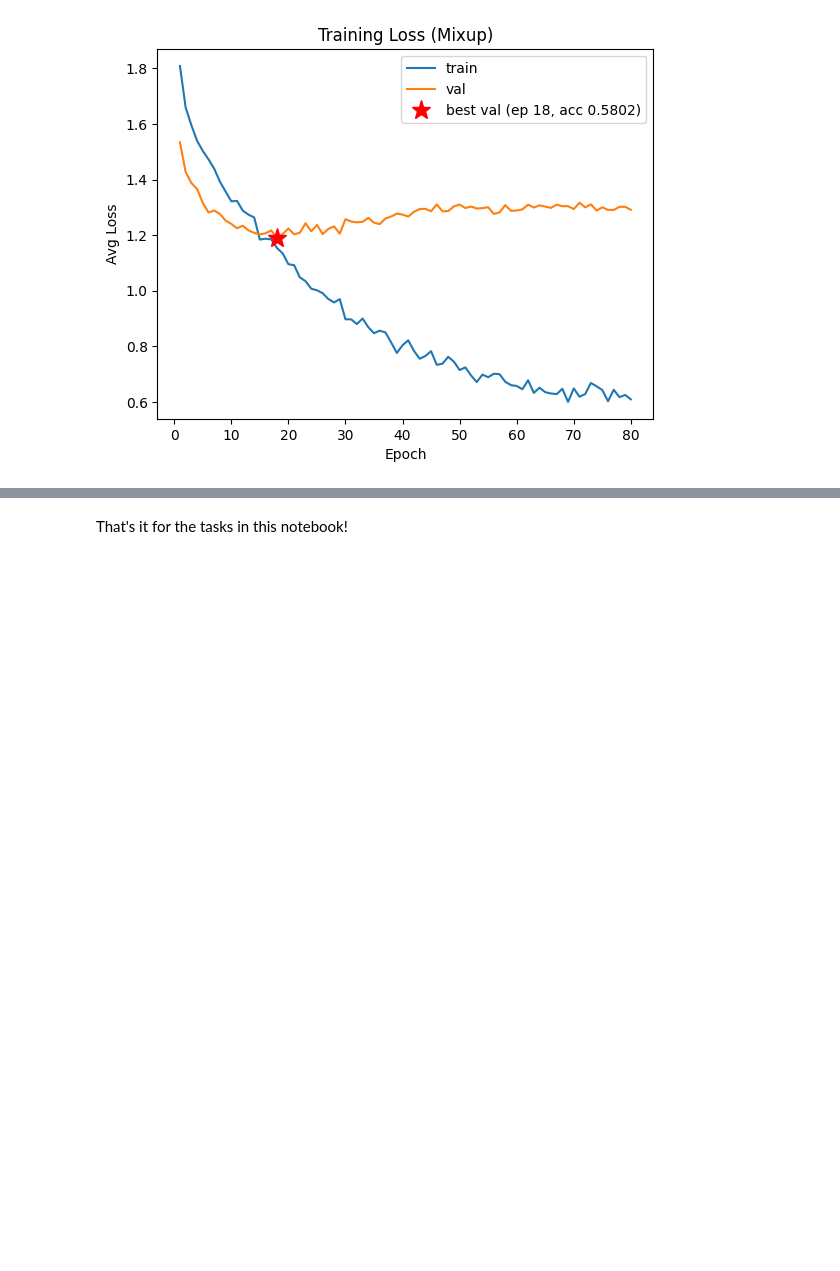
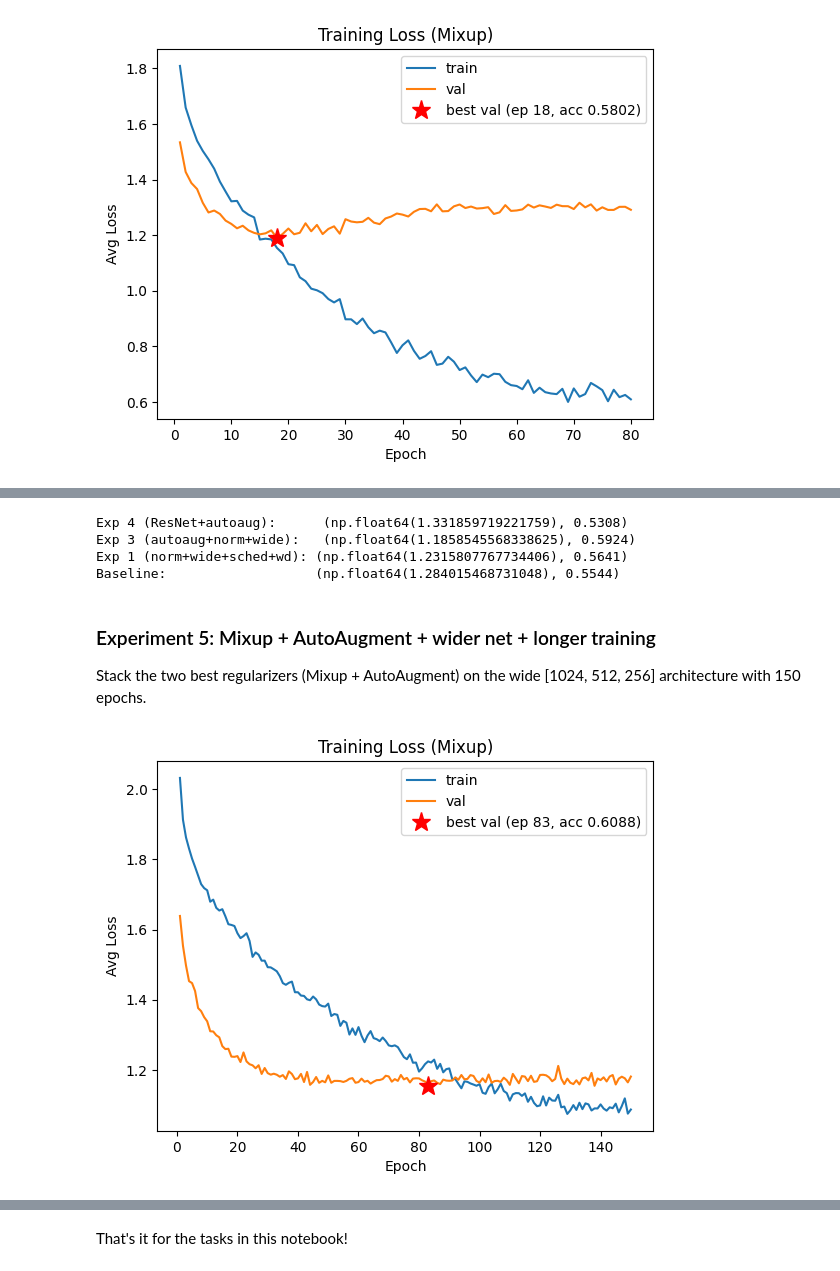
Before and after one commit to armantsaturian/nebius-ai-engineering, a Jupyter notebook: llm-architectures/hw2/homework_CIFAR10.ipynb, the cells around one changed output, grey strips where cells are left out. Saved outputs shown, nothing was run; the diff lists cells and outputs as text; code cells hidden in the pictures; blank space fills up the shorter version.

```diff
--- a/llm-architectures/hw2/homework_CIFAR10.ipynb
+++ b/llm-architectures/hw2/homework_CIFAR10.ipynb
@@ -1900,0 +1980,32 @@ Baseline:                   (np.float64(1.284015468731048), 0.5544)
+# %%
+print('Exp 4 (ResNet+autoaug):     ', evaluate(NN_exp4, exp4_test_loader, criterion_exp4))
+print('Exp 3 (autoaug+norm+wide):  ', evaluate(NN_exp3, exp3_test_loader, criterion_exp3))
+print('Exp 1 (norm+wide+sched+wd):', evaluate(NN_exp1, exp1_test_loader, criterion_exp1))
+print('Baseline:                  ', evaluate(NN, test_loader_34, criterion))
+# %% [output]
+Exp 4 (ResNet+autoaug):      (np.float64(1.331859719221759), 0.5308)
+Exp 3 (autoaug+norm+wide):   (np.float64(1.1858545568338625), 0.5924)
+Exp 1 (norm+wide+sched+wd): (np.float64(1.2315807767734406), 0.5641)
+Baseline:                   (np.float64(1.284015468731048), 0.5544)
+# %% [markdown]
+### Experiment 5: Mixup + AutoAugment + wider net + longer training
+
+Stack the two best regularizers (Mixup + AutoAugment) on the wide [1024, 512, 256] architecture with 150 epochs.
+# %%
+net_exp5 = Net(input_dim=32*32*3, linear_blocks=[1024, 512, 256], dropout=0.2)
+optimizer_exp5 = torch.optim.AdamW(net_exp5.parameters(), lr=1e-3, weight_decay=1e-4)
+scheduler_exp5 = torch.optim.lr_scheduler.CosineAnnealingLR(optimizer_exp5, T_max=150)
+criterion_exp5 = nn.CrossEntropyLoss()
+
+exp5_train_ds = CIFAR10Dataset(train_data_34, transform=autoaug_transform)
+exp5_val_ds = CIFAR10Dataset(val_data_34, transform=cifar_normalize)
+exp5_test_ds = CIFAR10Dataset(test_data_34, transform=cifar_normalize)
+
+exp5_train_loader = torch.utils.data.DataLoader(exp5_train_ds, batch_size=64, shuffle=True)
+exp5_val_loader = torch.utils.data.DataLoader(exp5_val_ds, batch_size=64, shuffle=False)
+exp5_test_loader = torch.utils.data.DataLoader(exp5_test_ds, batch_size=64, shuffle=False)
+
+NN_exp5 = train_mixup(net_exp5, exp5_train_loader, criterion_exp5, optimizer_exp5, 150,
+                       val_loader=exp5_val_loader, scheduler=scheduler_exp5, alpha=0.2)
+# %% [output]
+[figure, added]
```
Also changed, not shown: parts of 10 cells of this notebook.
